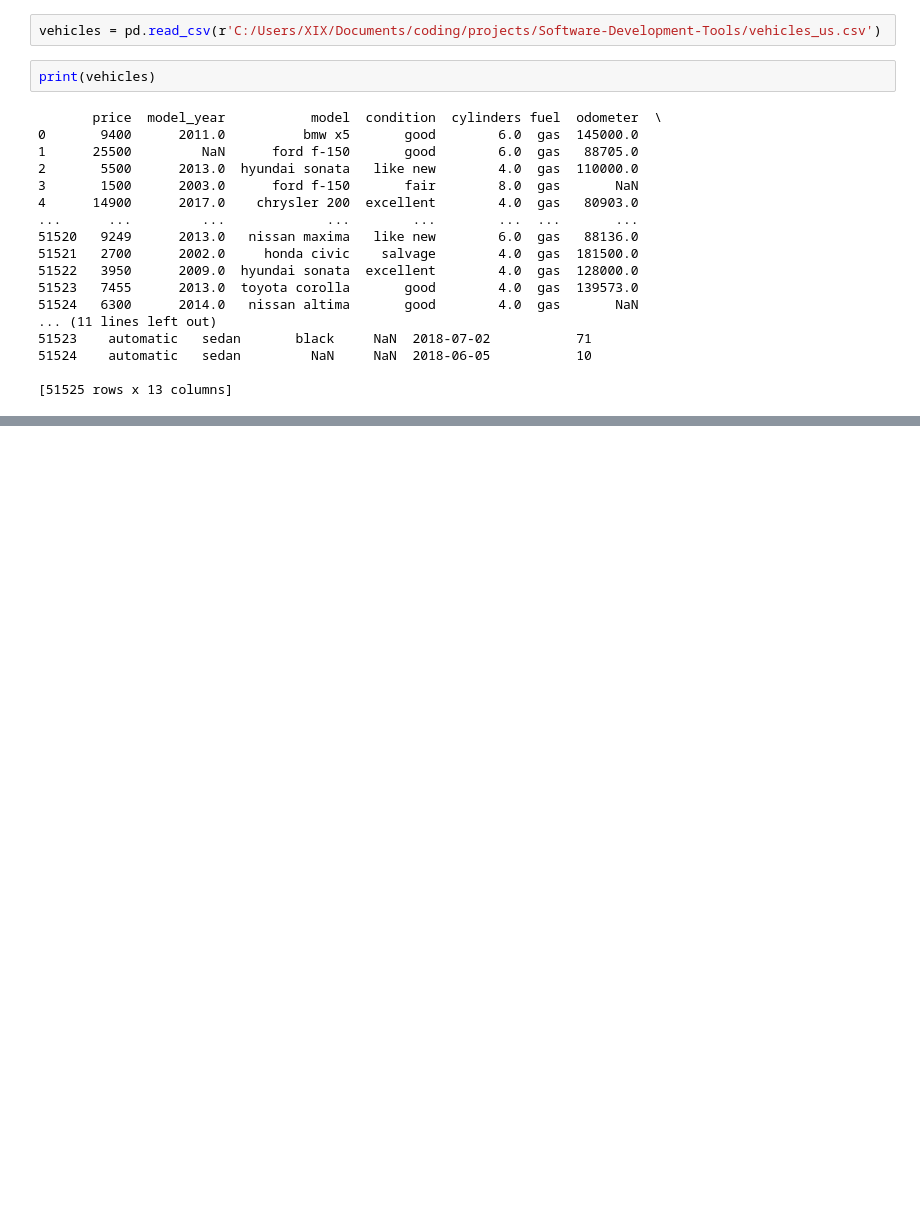
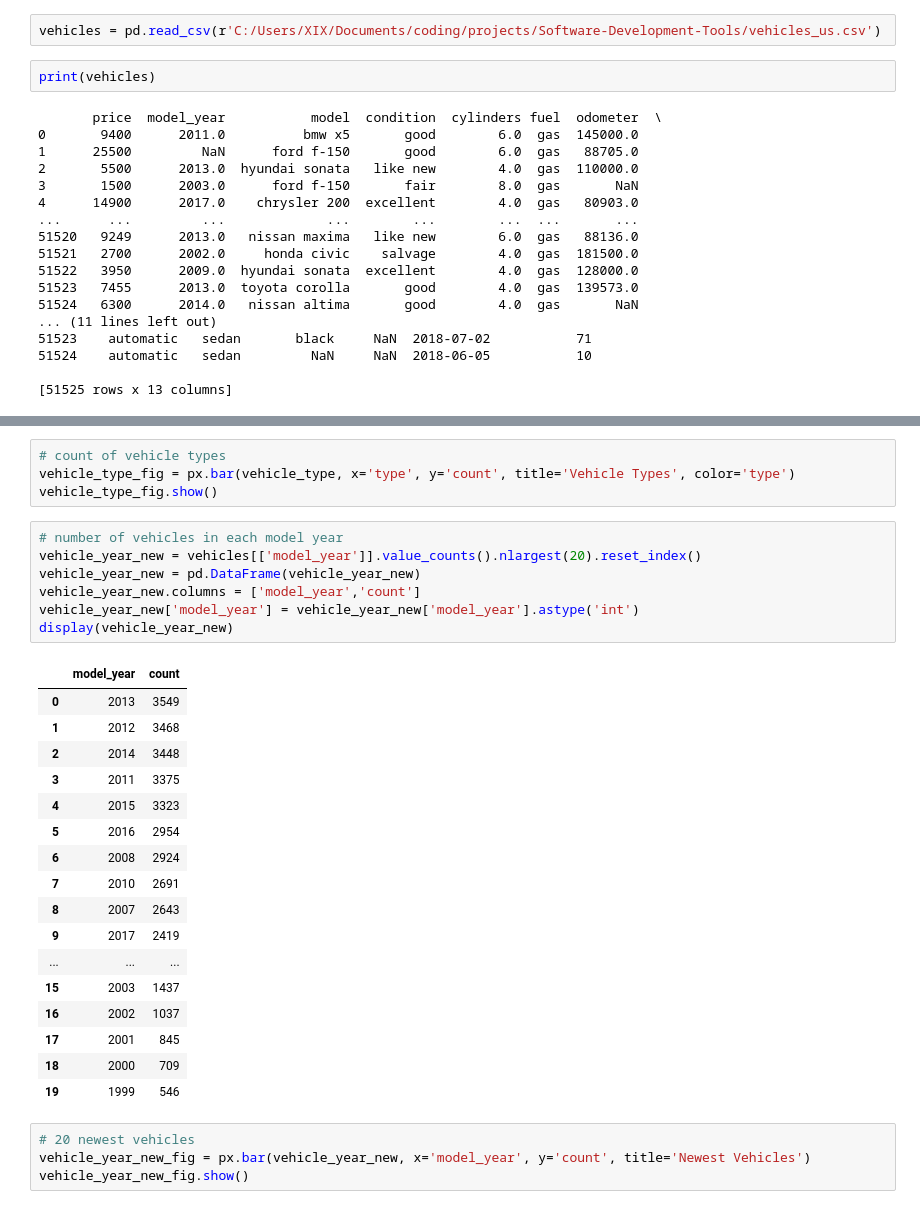
Before and after one commit to jodiambra/Vehicle-Data-Visaulizer, a Jupyter notebook: notebooks/eda.ipynb, the cells around one changed output, grey strips where cells are left out. Cells and saved outputs as stored; diff of their text form; blank space fills up the shorter version.

Commit message:
data analysis

```diff
--- a/notebooks/eda.ipynb
+++ b/notebooks/eda.ipynb
@@ -26,0 +69,33 @@ print(vehicles)
+# %%
+# count of vehicle types
+vehicle_type_fig = px.bar(vehicle_type, x='type', y='count', title='Vehicle Types', color='type')
+vehicle_type_fig.show()
+# %%
+# number of vehicles in each model year
+vehicle_year_new = vehicles[['model_year']].value_counts().nlargest(20).reset_index()
+vehicle_year_new = pd.DataFrame(vehicle_year_new)
+vehicle_year_new.columns = ['model_year','count']
+vehicle_year_new['model_year'] = vehicle_year_new['model_year'].astype('int')
+display(vehicle_year_new)
+# %% [output]
+|  | model_year | count |
+| 0 | 2013 | 3549 |
+| 1 | 2012 | 3468 |
+| 2 | 2014 | 3448 |
+| 3 | 2011 | 3375 |
+| 4 | 2015 | 3323 |
+| 5 | 2016 | 2954 |
+| 6 | 2008 | 2924 |
+| 7 | 2010 | 2691 |
+| 8 | 2007 | 2643 |
+| 9 | 2017 | 2419 |
+| ... | ... | ... |
+| 15 | 2003 | 1437 |
+| 16 | 2002 | 1037 |
+| 17 | 2001 | 845 |
+| 18 | 2000 | 709 |
+| 19 | 1999 | 546 |
+# %%
+# 20 newest vehicles
+vehicle_year_new_fig = px.bar(vehicle_year_new, x='model_year', y='count', title='Newest Vehicles')
+vehicle_year_new_fig.show()
```
Also changed, not shown: parts of 25 cells of this notebook.
